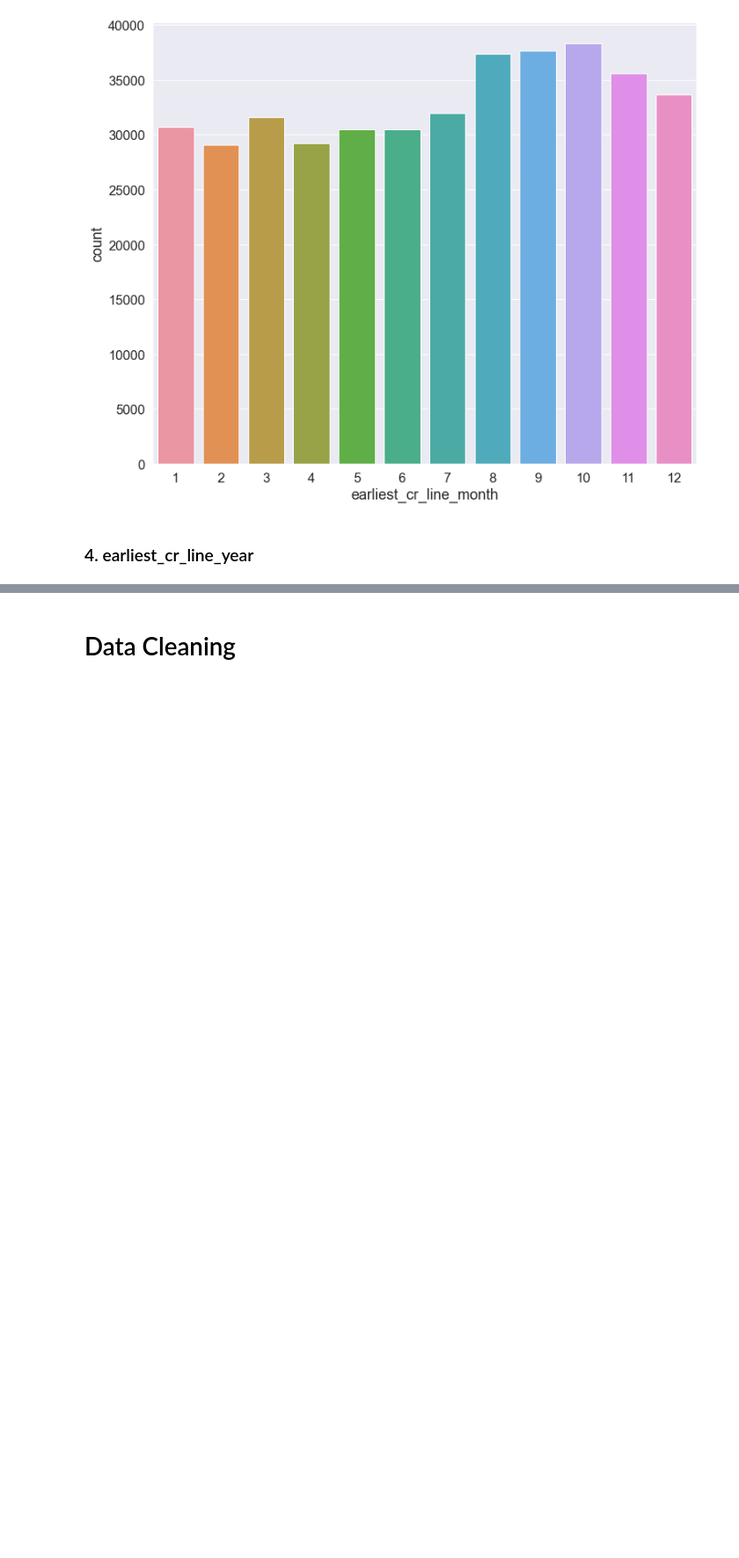
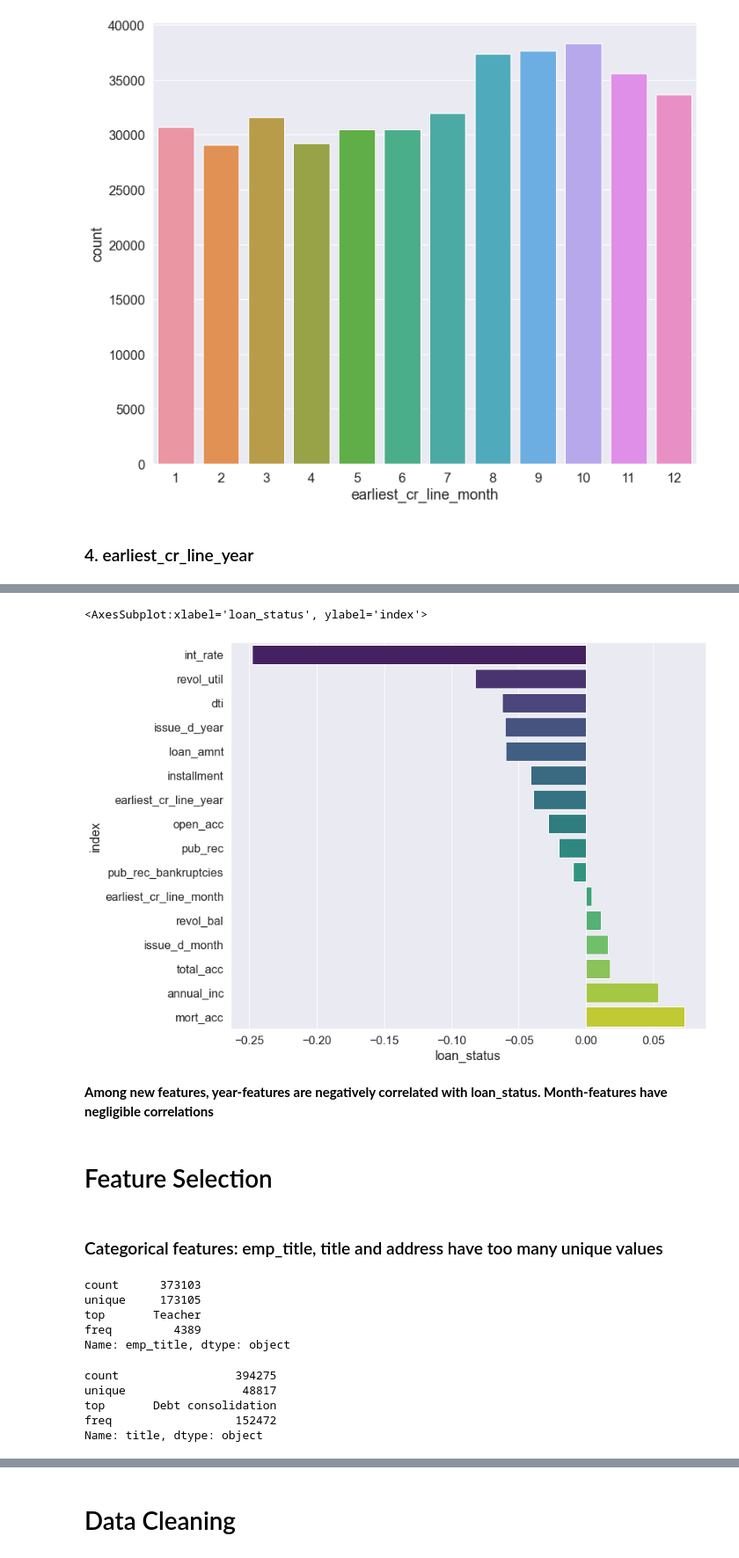
Before and after one commit to Ganesh4693/Lending-Club, a Jupyter notebook: lending.ipynb, the cells around one changed output, grey strips where cells are left out. Shown at 88% size. Drawn from its saved outputs; the diff is of its cells as text; code cells hidden in the pictures; blank space fills up the shorter version.

```diff
--- a/lending.ipynb
+++ b/lending.ipynb
@@ -1206,0 +1288,2 @@ sns.histplot(data3.earliest_cr_line_year,bins=100)
+# %%
+correl2=pd.DataFrame(data3.corr().loan_status.sort_values()[:-1]).reset_index()
@@ -1206,0 +1310,28 @@ sns.histplot(data3.earliest_cr_line_year,bins=100)
+# %%
+plt.figure(figsize=(12,10))
+sns.barplot(y='index',x='loan_status',data=correl2,palette='viridis')
+# %% [output]
+<AxesSubplot:xlabel='loan_status', ylabel='index'>
+[figure, added]
+# %% [markdown]
+**Among new features, year-features are negatively correlated with loan_status. Month-features have negligible correlations**
+# %% [markdown]
+# Feature Selection
+# %% [markdown]
+### Categorical features: emp_title, title and address have too many unique values
+# %%
+data3.emp_title.describe()
+# %% [output]
+count      373103
+unique     173105
+top       Teacher
+freq         4389
+Name: emp_title, dtype: object
+# %%
+data3.title.describe()
+# %% [output]
+count                 394275
+unique                 48817
+top       Debt consolidation
+freq                  152472
+Name: title, dtype: object
```
Also changed, not shown: parts of 102 cells of this notebook.
